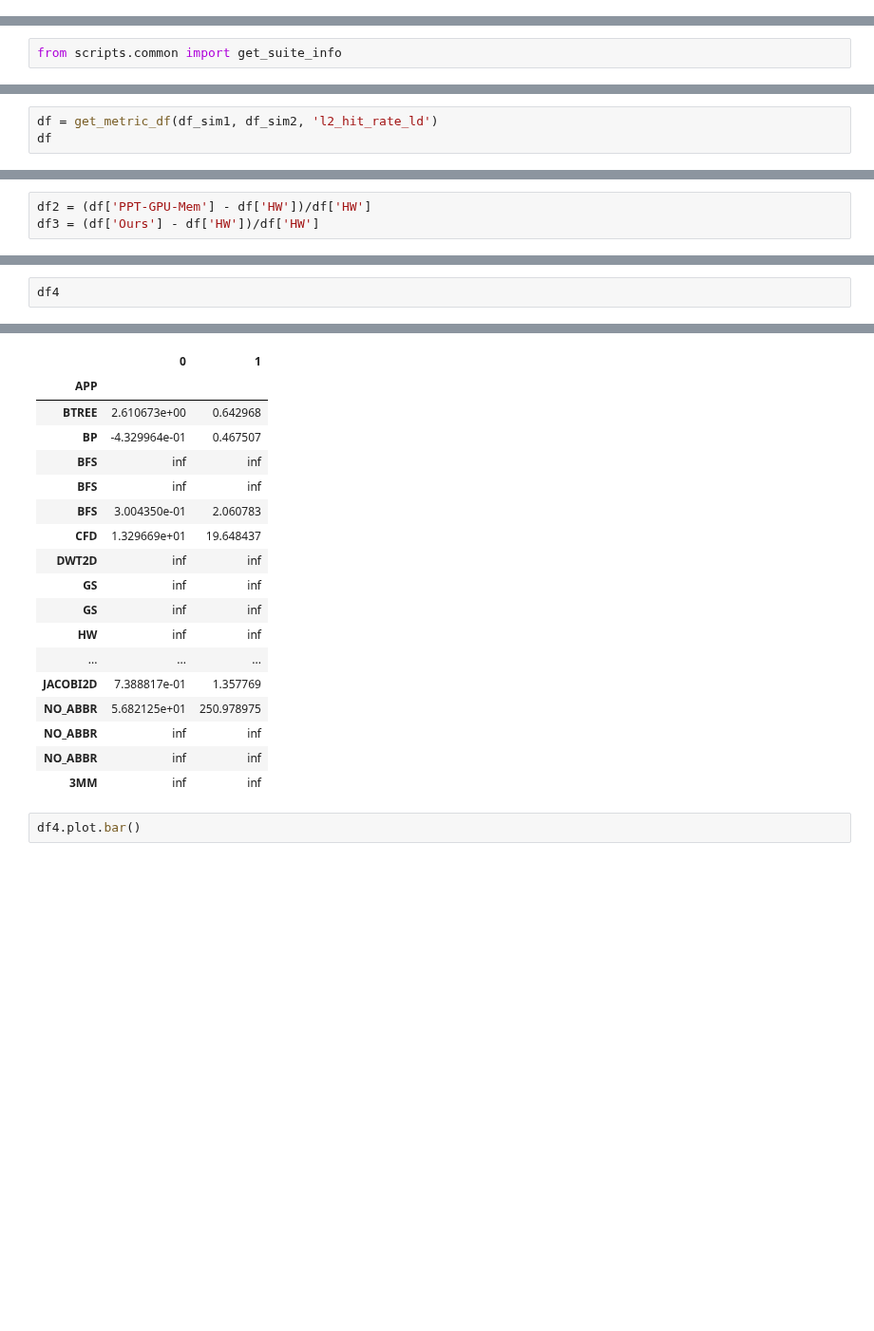
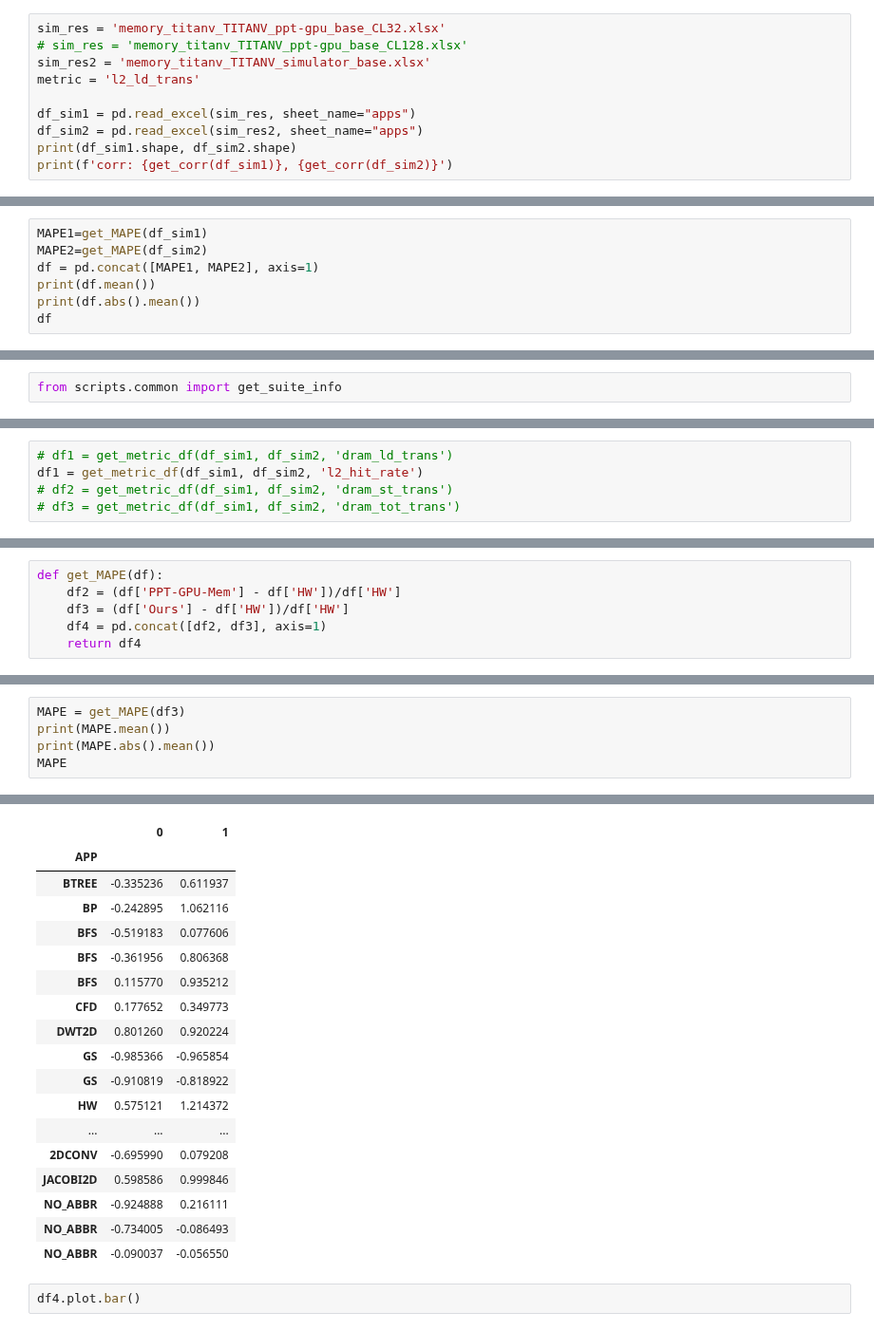
Before and after one commit to TheRainstorm/ppt-gpu-subcore, a Jupyter notebook: memory_model/paper.ipynb, the cells around one changed output, grey strips where cells are left out. Shown at 95% size. Saved outputs shown, nothing was run; the diff lists cells and outputs as text; blank space fills up the shorter version.

```diff
--- a/memory_model/paper.ipynb
+++ b/memory_model/paper.ipynb
@@ -74,0 +484,10 @@ select_df
+# %%
+sim_res = 'memory_titanv_TITANV_ppt-gpu_base_CL32.xlsx'
+# sim_res = 'memory_titanv_TITANV_ppt-gpu_base_CL128.xlsx'
+sim_res2 = 'memory_titanv_TITANV_simulator_base.xlsx'
+metric = 'l2_ld_trans'
+
+df_sim1 = pd.read_excel(sim_res, sheet_name="apps")
+df_sim2 = pd.read_excel(sim_res2, sheet_name="apps")
+print(df_sim1.shape, df_sim2.shape)
+print(f'corr: {get_corr(df_sim1)}, {get_corr(df_sim2)}')
@@ -74,0 +497,7 @@ select_df
+# %%
+MAPE1=get_MAPE(df_sim1)
+MAPE2=get_MAPE(df_sim2)
+df = pd.concat([MAPE1, MAPE2], axis=1)
+print(df.mean())
+print(df.abs().mean())
+df
@@ -110,3 +569,5 @@ draw_list = ["l1_hit_rate", "l1_hit_rate_g", "l1_hit_rate_ldg", "l2_hit_rate", "
 # %%
-df = get_metric_df(df_sim1, df_sim2, 'l2_hit_rate_ld')
-df
+# df1 = get_metric_df(df_sim1, df_sim2, 'dram_ld_trans')
+df1 = get_metric_df(df_sim1, df_sim2, 'l2_hit_rate')
+# df2 = get_metric_df(df_sim1, df_sim2, 'dram_st_trans')
+# df3 = get_metric_df(df_sim1, df_sim2, 'dram_tot_trans')
@@ -132,3 +581,6 @@ df
 # %%
-df2 = (df['PPT-GPU-Mem'] - df['HW'])/df['HW']
-df3 = (df['Ours'] - df['HW'])/df['HW']
+def get_MAPE(df):
+    df2 = (df['PPT-GPU-Mem'] - df['HW'])/df['HW']
+    df3 = (df['Ours'] - df['HW'])/df['HW']
+    df4 = pd.concat([df2, df3], axis=1)
+    return df4
@@ -137,3 +587,6 @@ df4 = pd.concat([df2, df3], axis=1)
 # %%
-df4
+MAPE = get_MAPE(df3)
+print(MAPE.mean())
+print(MAPE.abs().mean())
+MAPE
 # %% [output]
@@ -140,21 +599,21 @@ df4
 |  | 0 | 1 |
 | APP |  |  |
-| BTREE | 2.610673e+00 | 0.642968 |
-| BP | -4.329964e-01 | 0.467507 |
-| BFS | inf | inf |
-| BFS | inf | inf |
-| BFS | 3.004350e-01 | 2.060783 |
-| CFD | 1.329669e+01 | 19.648437 |
-| DWT2D | inf | inf |
-| GS | inf | inf |
-| GS | inf | inf |
-| HW | inf | inf |
+| BTREE | -0.335236 | 0.611937 |
+| BP | -0.242895 | 1.062116 |
+| BFS | -0.519183 | 0.077606 |
+| BFS | -0.361956 | 0.806368 |
+| BFS | 0.115770 | 0.935212 |
+| CFD | 0.177652 | 0.349773 |
+| DWT2D | 0.801260 | 0.920224 |
+| GS | -0.985366 | -0.965854 |
+| GS | -0.910819 | -0.818922 |
+| HW | 0.575121 | 1.214372 |
 | ... | ... | ... |
-| JACOBI2D | 7.388817e-01 | 1.357769 |
-| NO_ABBR | 5.682125e+01 | 250.978975 |
-| NO_ABBR | inf | inf |
-| NO_ABBR | inf | inf |
-| 3MM | inf | inf |
+| 2DCONV | -0.695990 | 0.079208 |
+| JACOBI2D | 0.598586 | 0.999846 |
+| NO_ABBR | -0.924888 | 0.216111 |
+| NO_ABBR | -0.734005 | -0.086493 |
+| NO_ABBR | -0.090037 | -0.056550 |
 # %%
 df4.plot.bar()
 # %% [output]
```
Also changed, not shown: parts of 36 cells of this notebook, 3 other files.
